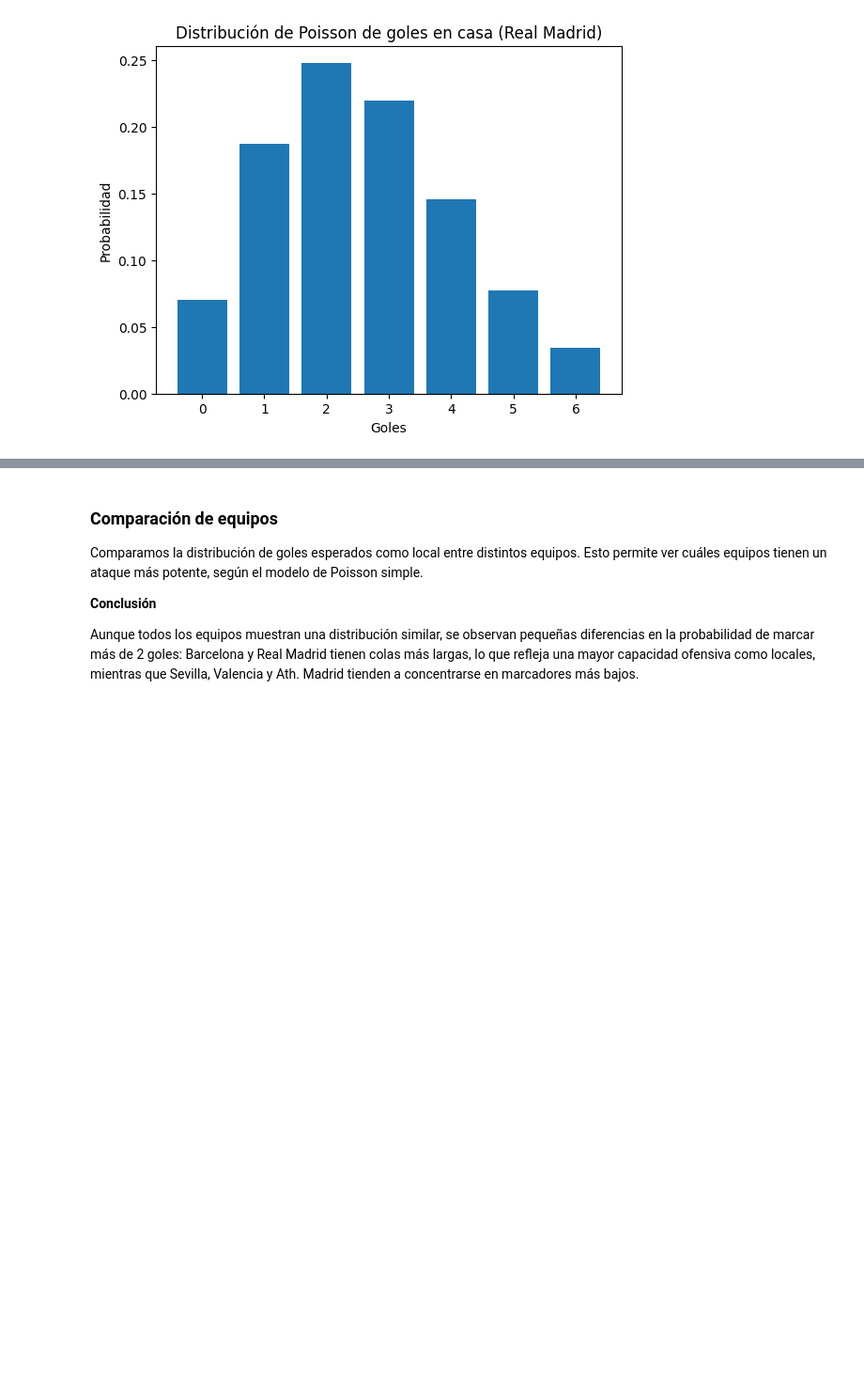
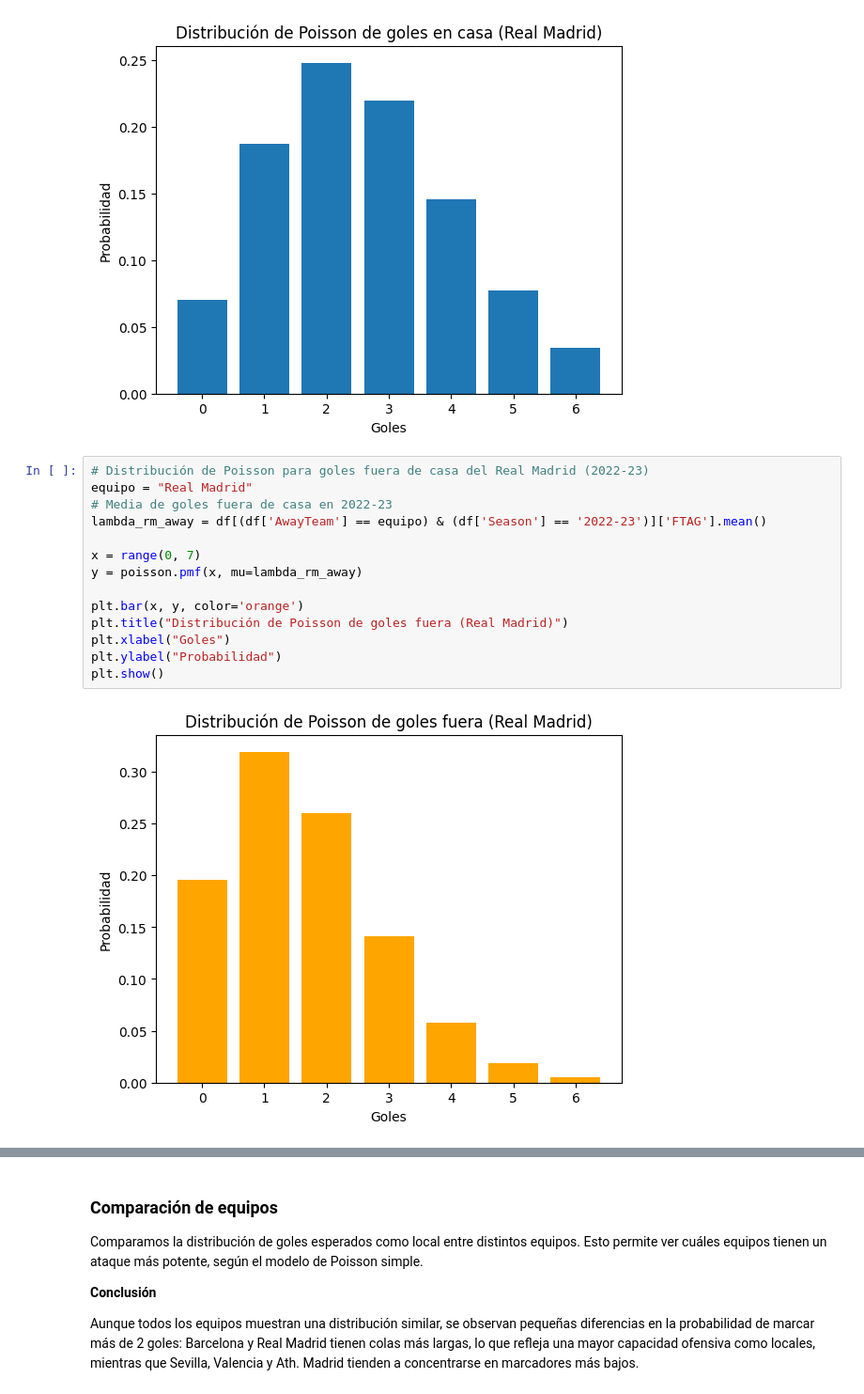
Before and after one commit to anaigs/tfg_maco_github, a Jupyter notebook: code/modelos/modelado_goles_simple.ipynb, the cells around one changed output, grey strips where cells are left out. Shown: that part at 94% size. Drawn from its saved outputs; the diff is of its cells as text; blank space fills up the shorter version.

```diff
--- a/code/modelos/modelado_goles_simple.ipynb
+++ b/code/modelos/modelado_goles_simple.ipynb
@@ -73,3 +73,19 @@ plt.ylabel("Probabilidad")
 plt.show()
 # %% [output]
 [figure]
+# %%
+# Distribución de Poisson para goles fuera de casa del Real Madrid (2022-23)
+equipo = "Real Madrid"
+# Media de goles fuera de casa en 2022-23
+lambda_rm_away = df[(df['AwayTeam'] == equipo) & (df['Season'] == '2022-23')]['FTAG'].mean()
+
+x = range(0, 7)
+y = poisson.pmf(x, mu=lambda_rm_away)
+
+plt.bar(x, y, color='orange')
+plt.title("Distribución de Poisson de goles fuera (Real Madrid)")
+plt.xlabel("Goles")
+plt.ylabel("Probabilidad")
+plt.show()
+# %% [output]
+[figure, added]
```
Also changed, not shown: parts of 3 cells of this notebook, 2 other files.
